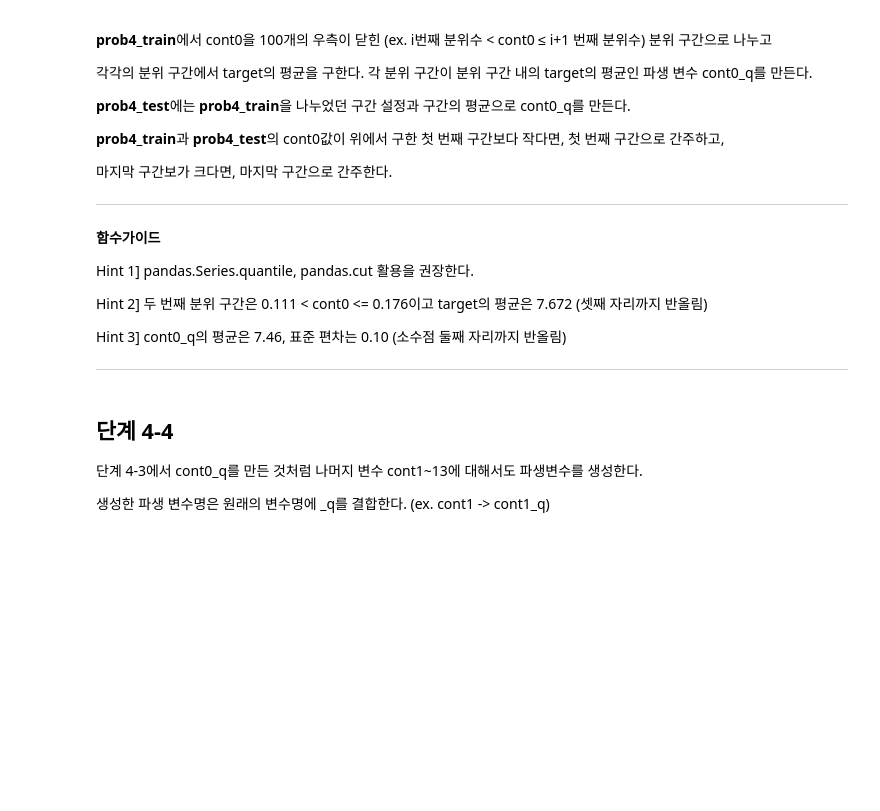
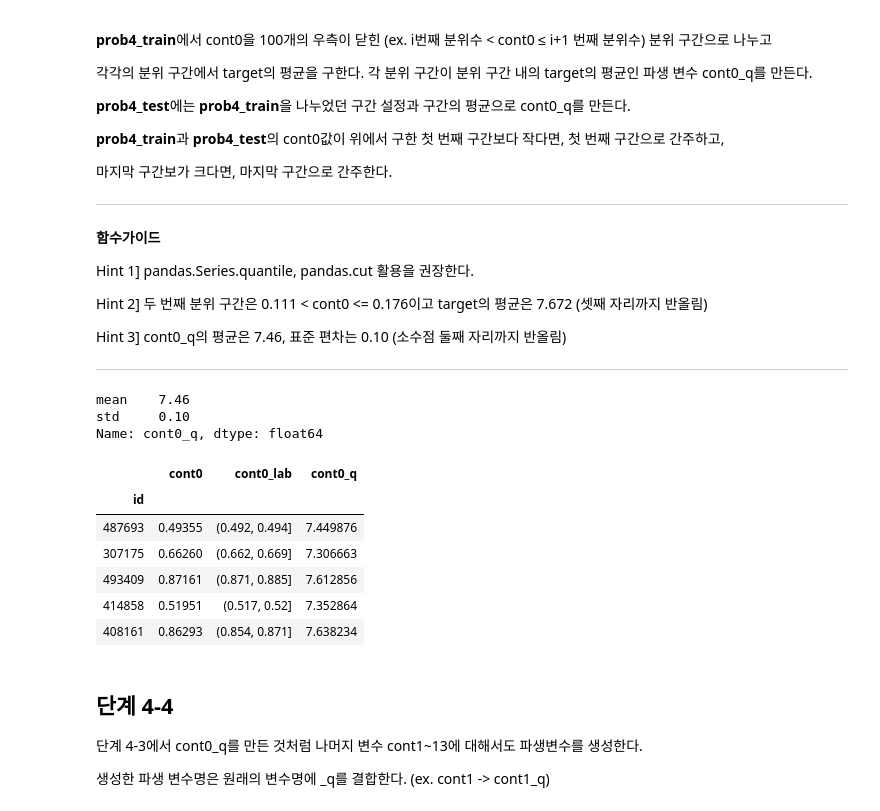
Before and after one commit to sunkusun9/DS_lv3_2603_2, a Jupyter notebook: sec_ds_lv3_prob2_prob.ipynb, the cells around one changed output. Cells and saved outputs as stored; diff of their text form; code cells hidden in the pictures; blank space fills up the shorter version.

```diff
--- a/sec_ds_lv3_prob2_prob.ipynb
+++ b/sec_ds_lv3_prob2_prob.ipynb
@@ -1218,6 +1317,50 @@ Hint 2] 두 번째 분위 구간은 0.111 < cont0 <= 0.176이고 target의 평
 Hint 3] cont0_q의 평균은 7.46, 표준 편차는 0.10 (소수점 둘째 자리까지 반올림)
 
 ---
+# %%
+# prob4_train에서 cont0를 100개의 우측이 닫힌 (ex. i번째 분위수 < cont0 ≤ i+1 번째 분위수) 분위 구간으로 나누고
+# 각각의 분위 구간에서 target의 평균을 구한다.
+q = np.arange(0, 101) / 100
+q_val = df_prob4_train['cont0'].quantile(q)
+# prob4_train과 prob4_test의 cont0값이 위에서 구한 첫 번째 구간보다 작다면, 첫 번째 구간으로 간주하고,
+# 마지막 구간보가 크다면, 마지막 구간으로 간주한다.
+q_val[[0, -1]] = [-np.inf, np.inf]
+q_range = pd.cut(df_prob4_train['cont0'], q_val)
+s_mean = df_prob4_train.groupby(q_range)['target'].mean()
+# 각 분위 구간이 분위 구간 내의 target의 평균인 파생 변수 cont0_q를 만든다.
+# Train에서 도출한 분위구간 설정으로 분위구간 도출후, Train에서 구한 구간에 평균으로 매핑합니다.
+# q_range.replace(s_mean)
+# map은 replace 빠른 처리가 가능합니다. map에서는 replace와 달리 mapping 정보를 제공하지 않은 값은 결측이 되게됩니다.
+# map은 원래 데이터의 형식을 지니게 되어 category가 되고, replace는 치환할 데이터의 형식을 따르게 되어 float이 됩니다.
+# 여기서는 map이 결측없이 처리할 수 있으므로 category를 float를 형식으로 바꾸어 사용합니다.
+df_prob4_train['cont0_q'] = q_range.map(s_mean).astype('float')
+df_prob4_test['cont0_q'] = pd.cut(df_prob4_test['cont0'], q_val).map(s_mean).astype('float')
+# %%
+df_prob4_train['cont0_q'].agg(['mean', 'std']).round(2)
+# %% [output]
+mean    7.46
+std     0.10
+Name: cont0_q, dtype: float64
+# %%
+# 변수의 처리과정을 상세히 보여드립니다.
+q = np.linspace(0, 1, 101)
+q_val = df_prob4_train['cont0'].quantile(q)
+q_val.iloc[[0, -1]] = [-np.inf, np.inf]
+q_range = pd.cut(df_prob4_train['cont0'], bins=q_val, right=True)
+q_mean = df_prob4_train.groupby(q_range)['target'].mean()
+pd.concat([
+    df_prob4_train['cont0'].iloc[:5], # 원래값
+    q_range.iloc[:5].rename('cont0_lab'), # 구간화
+    q_range.iloc[:5].map(q_mean).astype('float').rename('cont0_q') # Target Encoding
+], axis=1)
+# %% [output]
+|  | cont0 | cont0_lab | cont0_q |
+| id |  |  |  |
+| 487693 | 0.49355 | (0.492, 0.494] | 7.449876 |
+| 307175 | 0.66260 | (0.662, 0.669] | 7.306663 |
+| 493409 | 0.87161 | (0.871, 0.885] | 7.612856 |
+| 414858 | 0.51951 | (0.517, 0.52] | 7.352864 |
+| 408161 | 0.86293 | (0.854, 0.871] | 7.638234 |
 # %% [markdown]
 ## 단계 4-4
 
```
Also changed, not shown: parts of 113 cells of this notebook.
